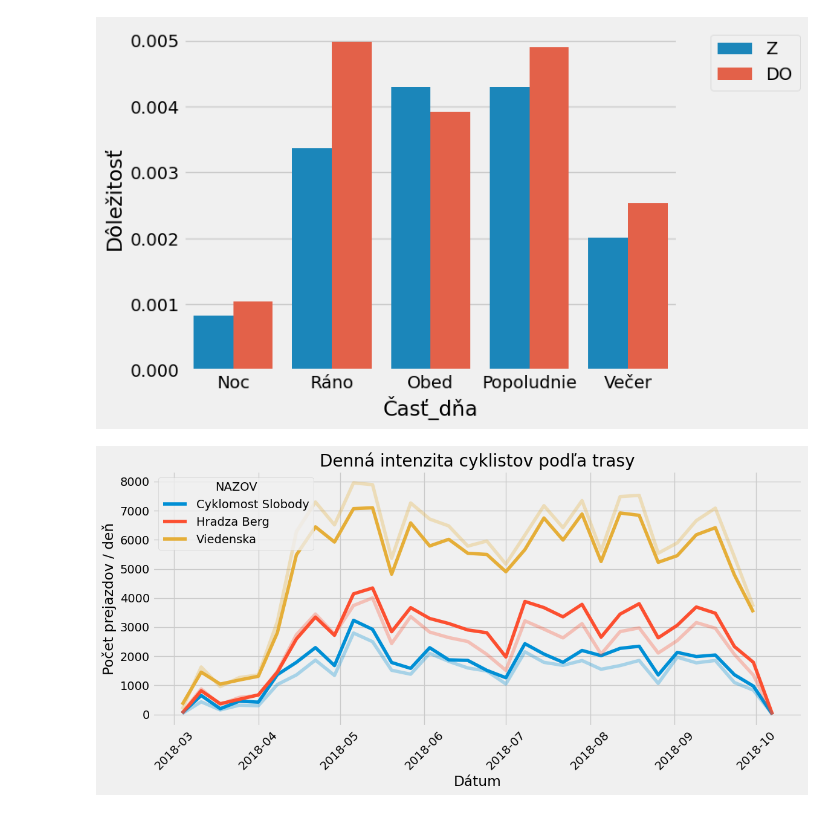
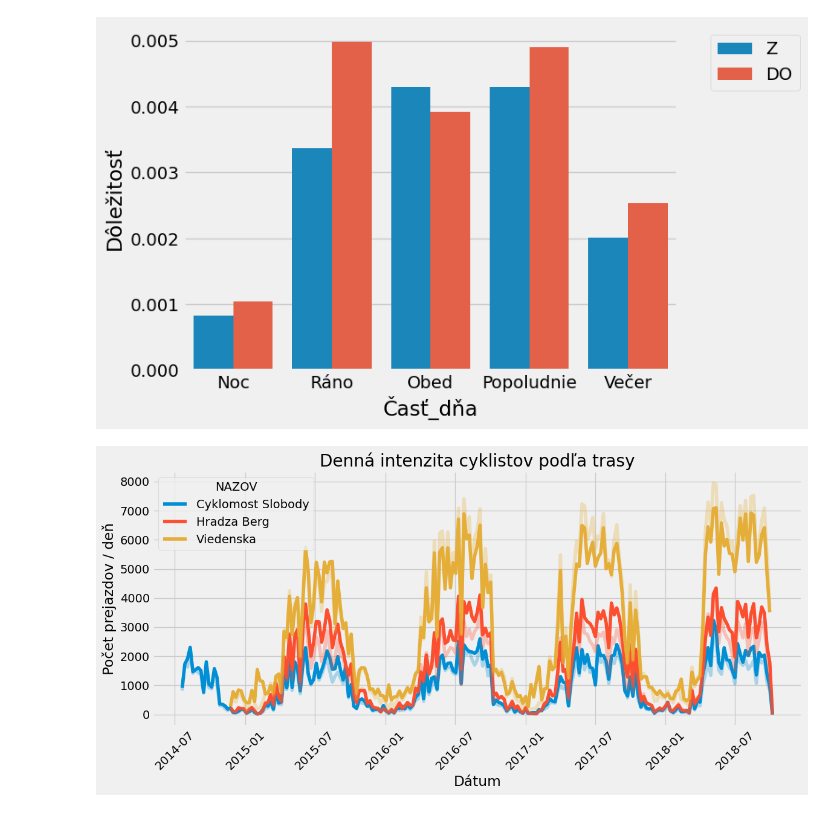
Before and after one commit to sugy-w/PRIDAV-JPD, a Jupyter notebook: Routes Classifier/random_forest.ipynb, the cells around one changed output. Saved outputs shown, nothing was run; the diff lists cells and outputs as text; code cells hidden in the pictures.

Commit message:
Routes classifier finished, visuals to be done
- finálna podoba klasifikátorov, už len poslednýkrát sa to sputí
- pridám už vizuály, pre report a ide sa písať

```diff
--- a/Routes Classifier/random_forest.ipynb
+++ b/Routes Classifier/random_forest.ipynb
@@ -171,16 +154,16 @@ plt.legend(bbox_to_anchor=(1.05, 1), loc='upper left')
 <matplotlib.legend.Legend at 0x...>
 [figure]
 # %%
-do_2024 = cycling_data[('2018-03-01' <= cycling_data["datum_a_cas"]) & (cycling_data["datum_a_cas"] <= '2018-10-01')]
+do_2024 = cycling_data[(cycling_data["datum_a_cas"] <= '2018-10-01')]
 df_daily = do_2024.set_index('datum_a_cas').groupby(['NAZOV', pd.Grouper(freq='W')])[['POCET_DO', 'POCET_Z']].sum().reset_index()
 plt.figure(figsize=(12, 6))
 sns.lineplot(data=df_daily, x='datum_a_cas', y='POCET_DO', hue='NAZOV')
 sns.lineplot(data=df_daily, x='datum_a_cas', y='POCET_Z', hue='NAZOV', legend=False, alpha=0.3)
 plt.title('Denná intenzita cyklistov podľa trasy')
 plt.ylabel('Počet prejazdov / deň')
 plt.xlabel('Dátum')
 plt.xticks(rotation=45)
 plt.tight_layout()
 plt.show()
 # %% [output]
-[figure, old version]
+[figure, new version]
```
Also changed, not shown: parts of 8 cells of this notebook, 3 other files.
